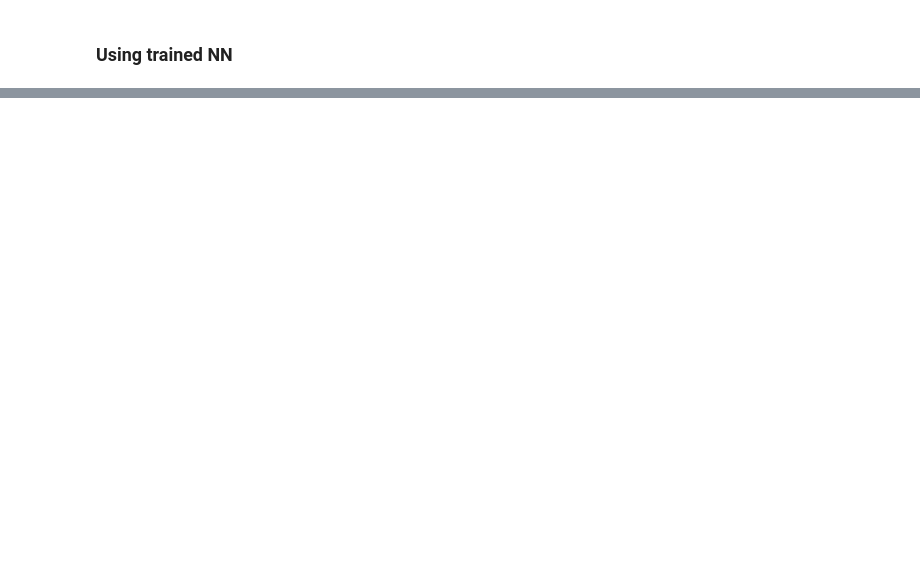
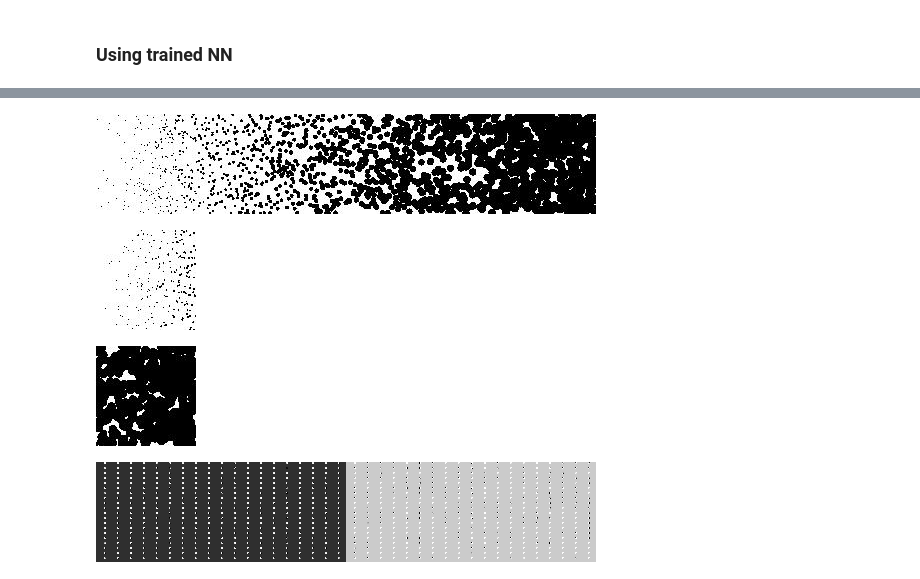
Before and after one commit to astromid/diploma-texture-synthesis, a Jupyter notebook: code/sand_gan.ipynb, the cells around one changed output, grey strips where cells are left out. Cells and saved outputs as stored; diff of their text form; code cells hidden in the pictures; blank space fills up the shorter version.

Commit message:
Training, some testing

```diff
--- a/code/sand_gan.ipynb
+++ b/code/sand_gan.ipynb
@@ -317,5 +317,5 @@ d = discriminator(5)
 p2p = pix2pix(f_gen, d)
 # %%
 # обучение
-train(f_gen, d, p2p, trainGen, valGen, 5, N_train, 40)
+train(f_gen, d, p2p, trainGen, valGen, 10, N_train, 40)
 # %% [output]
@@ -330,0 +344,2 @@ NameError: name 'trange' is not defined
+# %%
+TestIMS1, TestIMS2, TestPan = next(valGen)
@@ -330,0 +350,18 @@ NameError: name 'trange' is not defined
+# %%
+TestPan = (255 * TestPan[0].reshape(500, 100).T).astype('uint8')
+# %%
+IMPan = Image.fromarray(TestPan, mode='L')
+ImSide1 = Image.fromarray(TestIMS1, mode='L')
+ImSide2 = Image.fromarray(TestIMS2, mode='L')
+# %%
+IMPan
+# %% [output]
+[figure, added]
+# %%
+ImSide1
+# %% [output]
+[figure, added]
+# %%
+ImSide2
+# %% [output]
+[figure, added]
@@ -330,0 +378,4 @@ NameError: name 'trange' is not defined
+# %%
+imPRED
+# %% [output]
+[figure, added]
```
Also changed, not shown: parts of 12 cells of this notebook, 1 other file.
